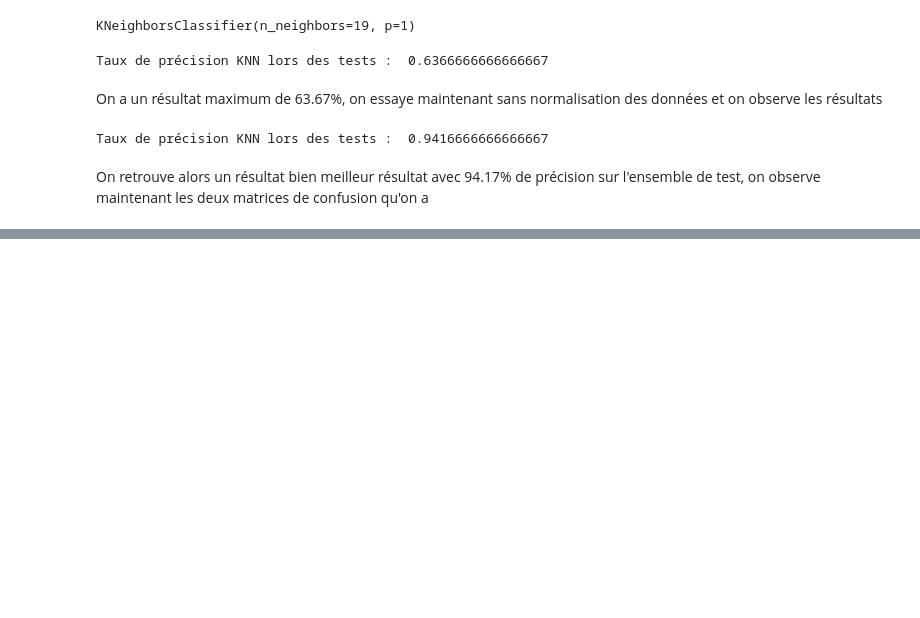
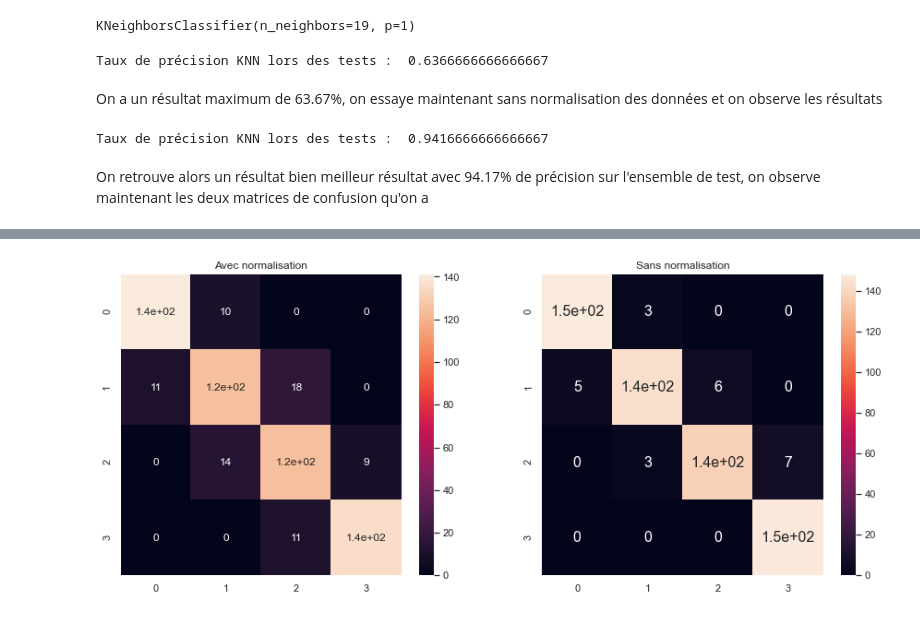
Before and after one commit to MohamedNennouche/mobile-price-classification, a Jupyter notebook: notebook-price.ipynb, the cells around one changed output, grey strips where cells are left out. Cells and saved outputs as stored; diff of their text form; code cells hidden in the pictures; blank space fills up the shorter version.

```diff
--- a/notebook-price.ipynb
+++ b/notebook-price.ipynb
@@ -262,0 +310,23 @@ plt.show()
+# %%
+# Normalisé
+parameters = {'degree':np.arange(1,20,1)}
+svm_scaled=SVC(gamma='scale')
+clf = GridSearchCV(svm_scaled, parameters)
+clf.fit(fv_train_scaled,etiq_train)
+
+svm_scaled=SVC(**clf.best_params_)
+svm_scaled.fit(fv_train_scaled,etiq_train)
+
+ysvm_scaled=svm_scaled.predict(fv_test_scaled)
+
+svm=SVC(gamma = 'scale')
+clf = GridSearchCV(svm, parameters)
+clf.fit(fv_train,etiq_train)
+
+svm=SVC(**clf.best_params_)
+svm.fit(fv_train,etiq_train)
+
+ysvm=svm.predict(fv_test)
+
+print("Matrice de confusion avec normalisation : \n",metrics.confusion_matrix(etiq_test, ysvm_scaled))
+print("Matrice de confusion sans normalisation : \n",metrics.confusion_matrix(etiq_test, ysvm))
@@ -262,0 +362,11 @@ plt.show()
+# %%
+plt.figure(figsize=(15,6))
+plt.subplot(1,2,1)
+sns.heatmap(metrics.confusion_matrix(etiq_test, ysvm_scaled), annot=True)
+plt.title("Avec normalisation")
+plt.subplot(1,2,2)
+sns.heatmap(metrics.confusion_matrix(etiq_test, ysvm), annot=True, annot_kws={"size": 16})
+plt.title("Sans normalisation")
+plt.show()
+# %% [output]
+[figure, added]
```
Also changed, not shown: parts of 17 cells of this notebook, 1 other file.
